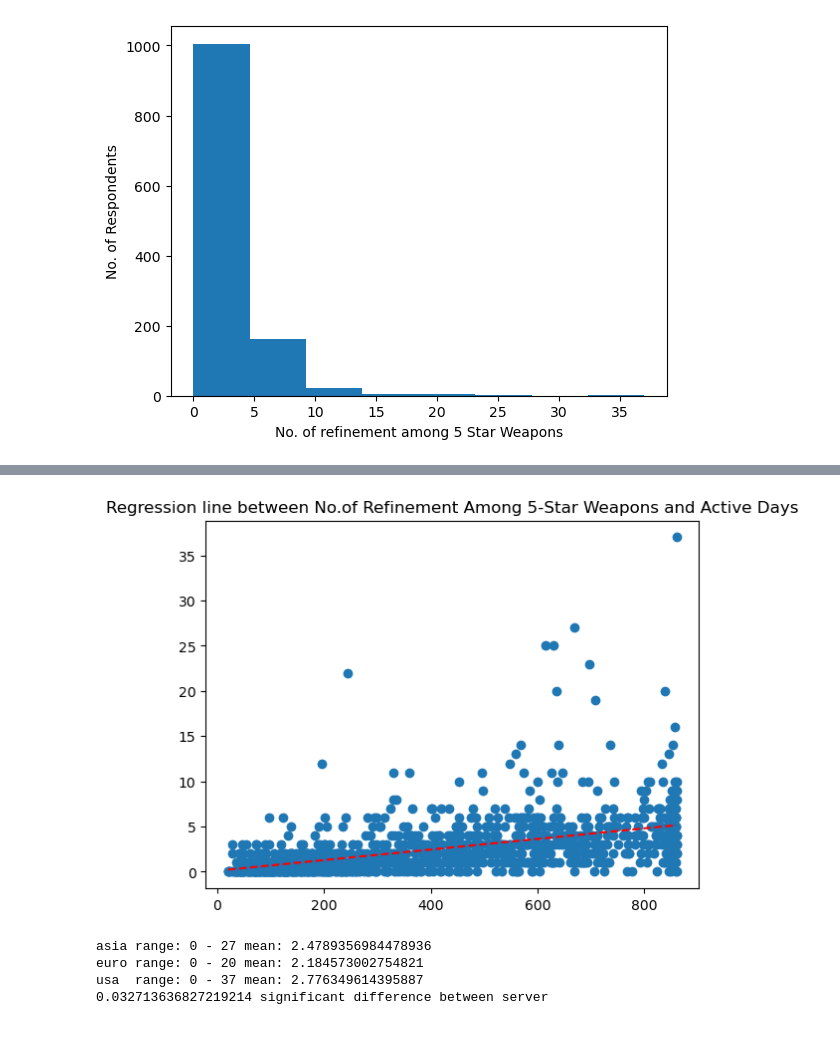
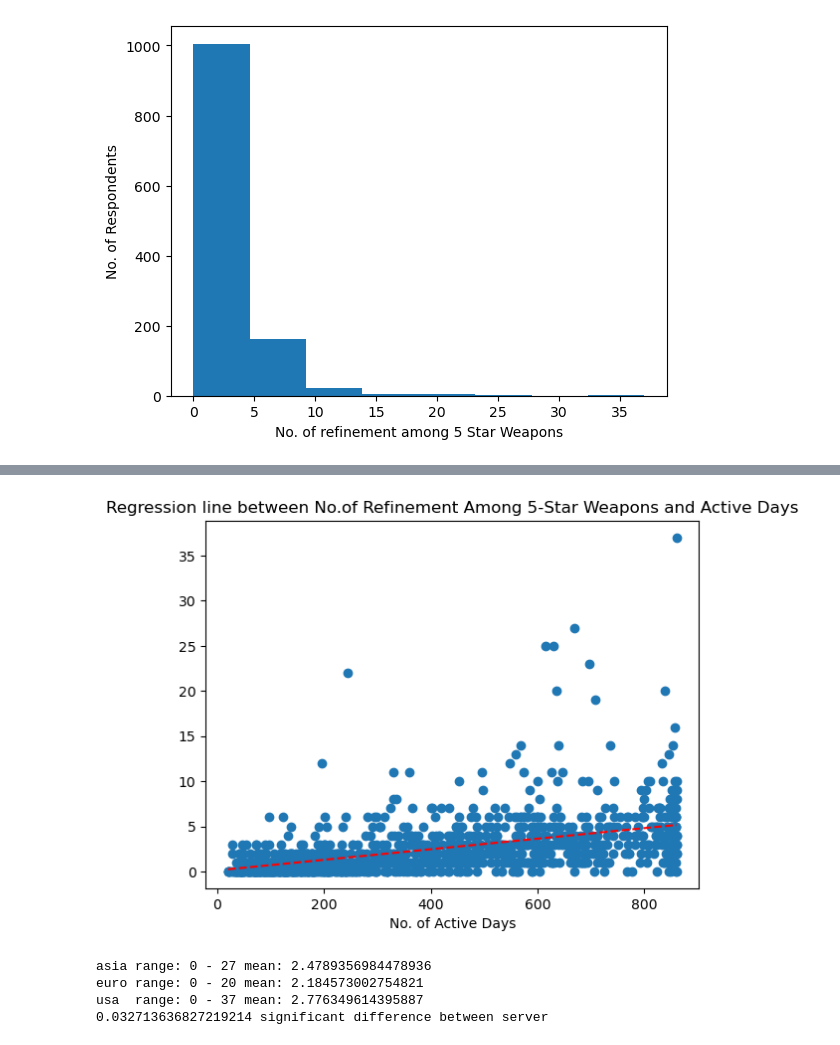
Before and after one commit to jasonchuangkw/project_genshin, a Jupyter notebook: codes/eda_and_analysis.ipynb, the cells around one changed output, grey strips where cells are left out. Saved outputs shown, nothing was run; the diff lists cells and outputs as text; code cells hidden in the pictures.

```diff
--- a/codes/eda_and_analysis.ipynb
+++ b/codes/eda_and_analysis.ipynb
@@ -1021,6 +1024,7 @@ print(results.summary())
 plt.scatter(df.days_active, y_sm, label='data')
 plt.plot(x,ypred,"r--")
 plt.title("Regression line between No.of Refinement Among 5-Star Weapons and Active Days")
+plt.xlabel("No. of Active Days")
 plt.show()
 # %% [output]
                             OLS Regression Results
@@ -1033,14 +1037,14 @@ Time:                        16:34:41   Log-Likelihood:                -2908.0
 No. Observations:                1203   AIC:                             5820.
 Df Residuals:                    1201   BIC:                             5830.
 Df Model:                           1
 Covariance Type:            nonrobust
 ===============================================================================
 ... (9 lines left out)
 ==============================================================================
 
 Notes:
 [1] Standard Errors assume that the covariance matrix of the errors is correctly specified.
-[figure, old version]
+[figure, new version]
 # %%
 asia_list = df[df['server'] == 'asia'].total_5_refinement.tolist()
 euro_list = df[df['server'] == 'euro'].total_5_refinement.tolist()
```
Also changed, not shown: parts of 46 cells of this notebook, 1 other file.
